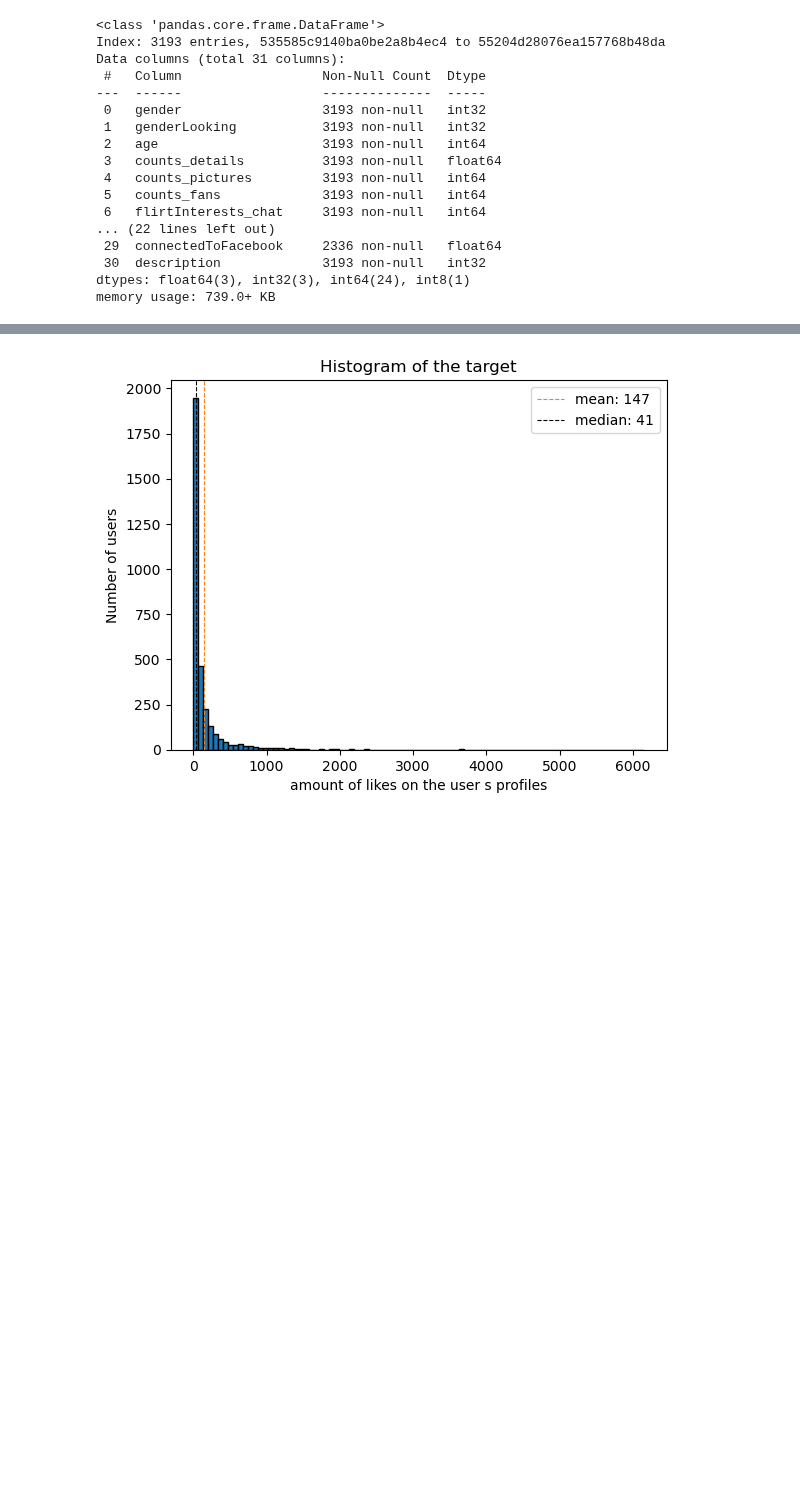
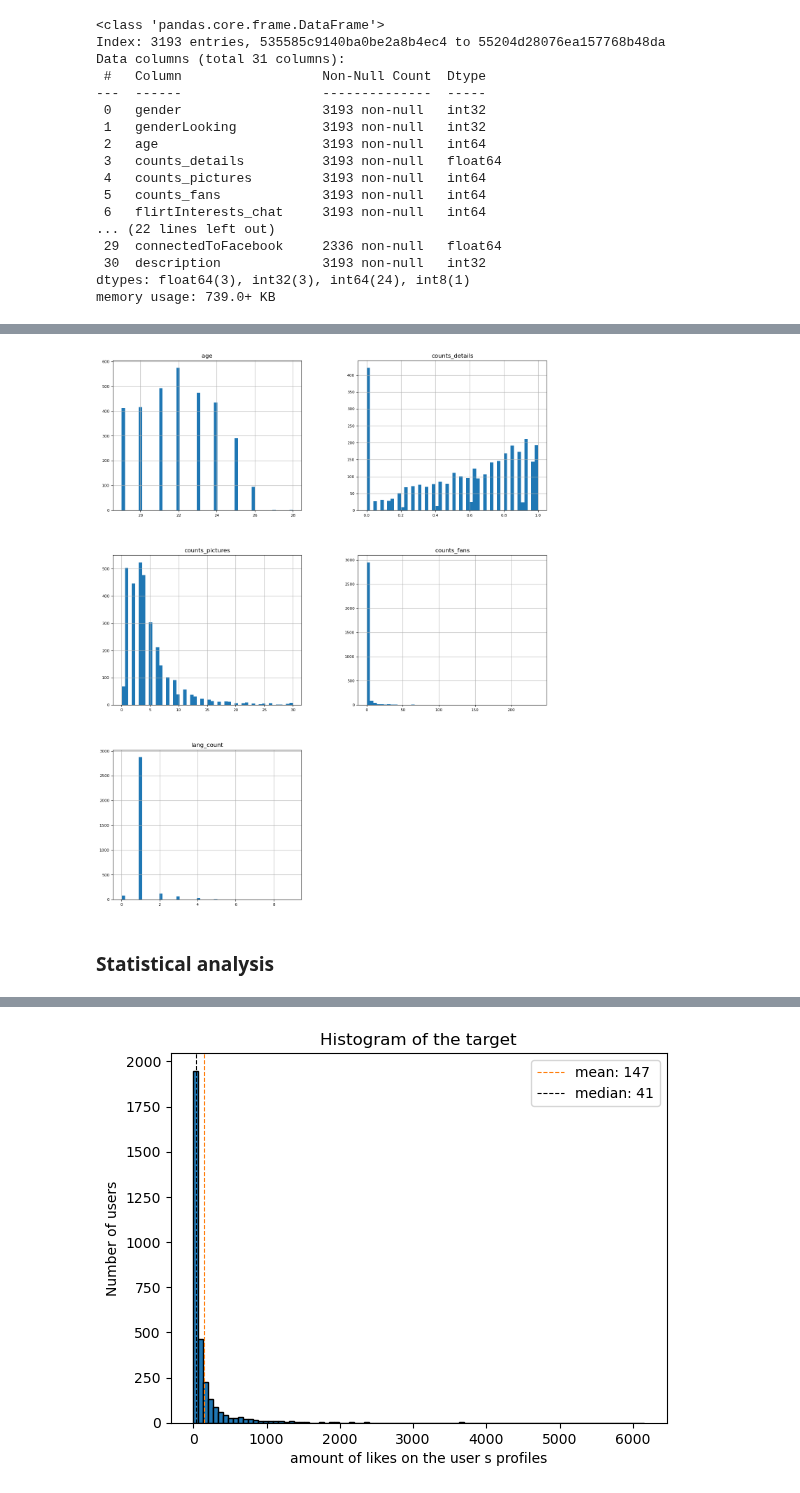
Before and after one commit to JstLearning/dating_app, a Jupyter notebook: dating_app_starting_kit.ipynb, the cells around one changed output, grey strips where cells are left out. Cells and saved outputs as stored; diff of their text form; code cells hidden in the pictures; blank space fills up the shorter version.

```diff
--- a/dating_app_starting_kit.ipynb
+++ b/dating_app_starting_kit.ipynb
@@ -98,0 +159,3 @@ First, let's look at the repartition of the target.
+# %%
+quant_features = ['age', 'counts_details', 'counts_pictures','counts_fans', 'lang_count']
+data_train[quant_features].describe()
@@ -98,0 +172,7 @@ First, let's look at the repartition of the target.
+# %%
+data_train[quant_features].hist(figsize=(16, 20), bins = 50, xlabelsize=8, ylabelsize=8)
+plt.show()
+# %% [output]
+[figure, added]
+# %% [markdown]
+### Statistical analysis
```
Also changed, not shown: parts of 21 cells of this notebook.
